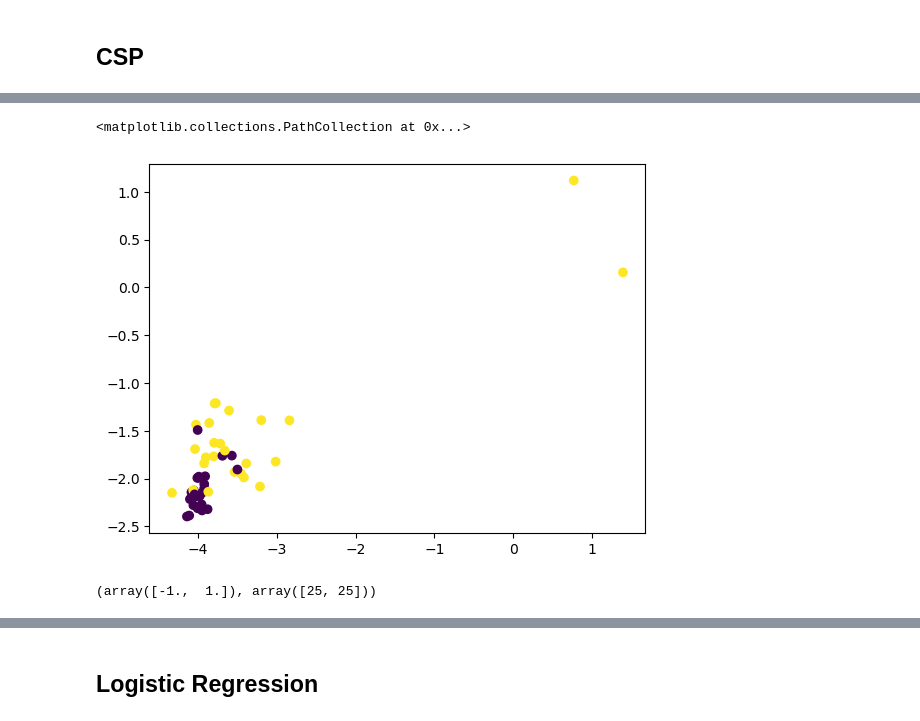
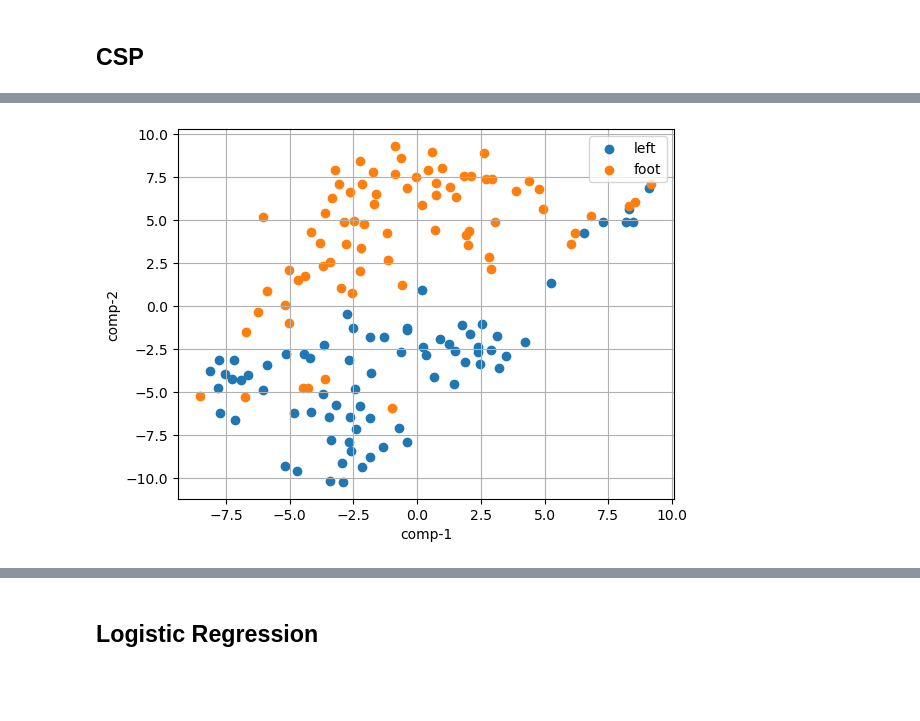
Before and after one commit to javadkavian/EEG_motor_imagery_analysis, a Jupyter notebook: src/main.ipynb, the cells around one changed output, grey strips where cells are left out. Cells and saved outputs as stored; diff of their text form; code cells hidden in the pictures; blank space fills up the shorter version.

```diff
--- a/src/main.ipynb
+++ b/src/main.ipynb
@@ -55,8 +72,10 @@ data.trials = Filter.CAR_filter(data)
+# %%
+data = bandpass_filterd
 # %% [markdown]
 ## Train Test Split
 # %%
-X = data.trials.astype(np.float64)
-y = data.targets.astype(np.float64)
+X = data.trials
+y = data.targets
 
 X_train, X_test, y_train, y_test = train_test_split(
     X, y,
@@ -105,9 +166,7 @@ plt.scatter(X_train_csp[:,0], X_train_csp[:,1], c=y_train)
-# %%
-plt.scatter(X_test_csp[:,0], X_test_csp[:,1], c=y_test)
-# %% [output]
-<matplotlib.collections.PathCollection at 0x...>
-[figure, removed]
-# %%
-np.unique(y_test, return_counts=True)
-# %% [output]
-(array([-1.,  1.]), array([25, 25]))
+# %%
+X_train_csp = X_train
+X_test_csp = X_test
+# %%
+plot_scatter_trials(X_train_csp, y_train, data.class_labels)
+# %% [output]
+[figure, added]
```
Also changed, not shown: parts of 35 cells of this notebook, 3 other files.
